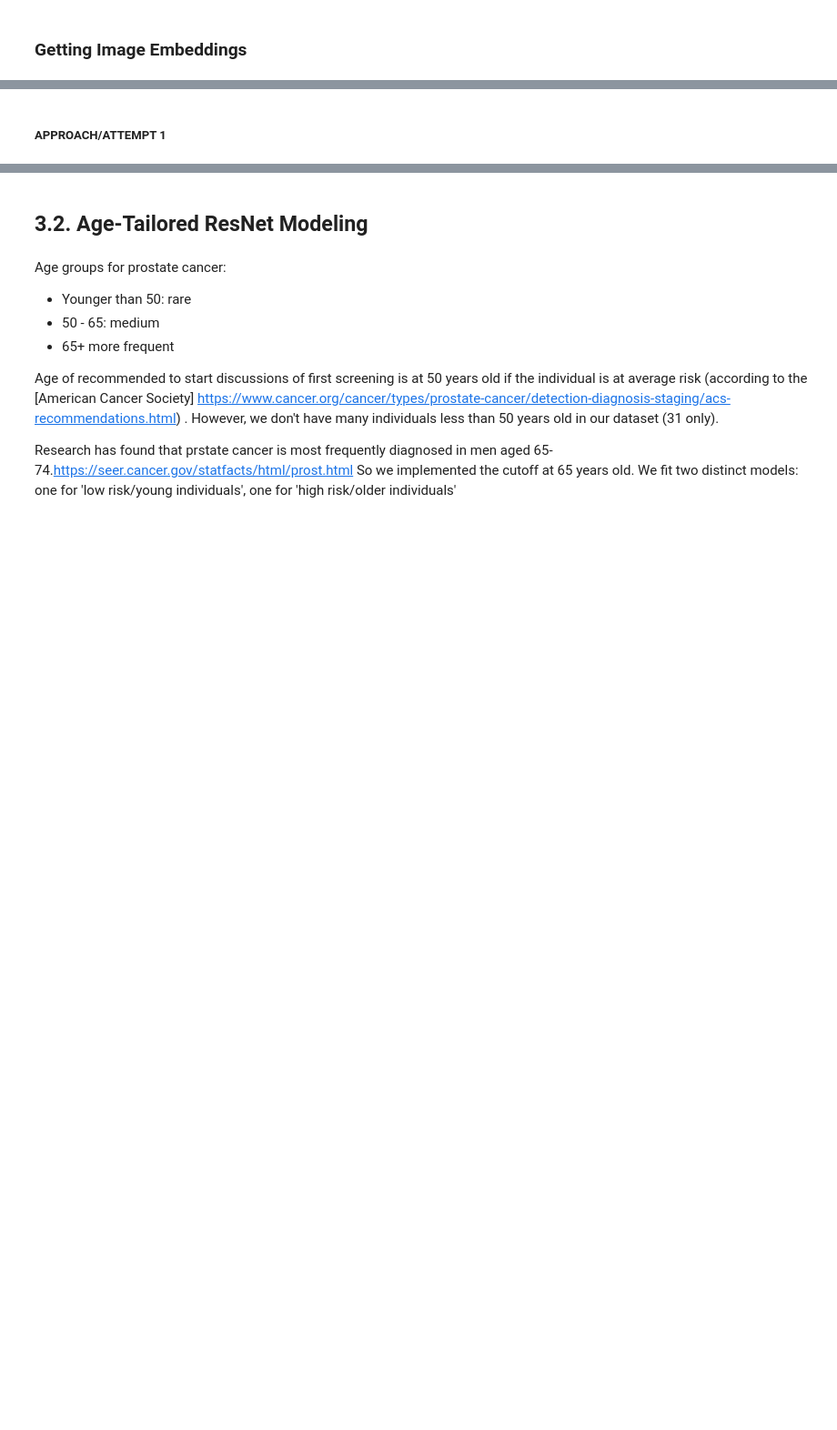
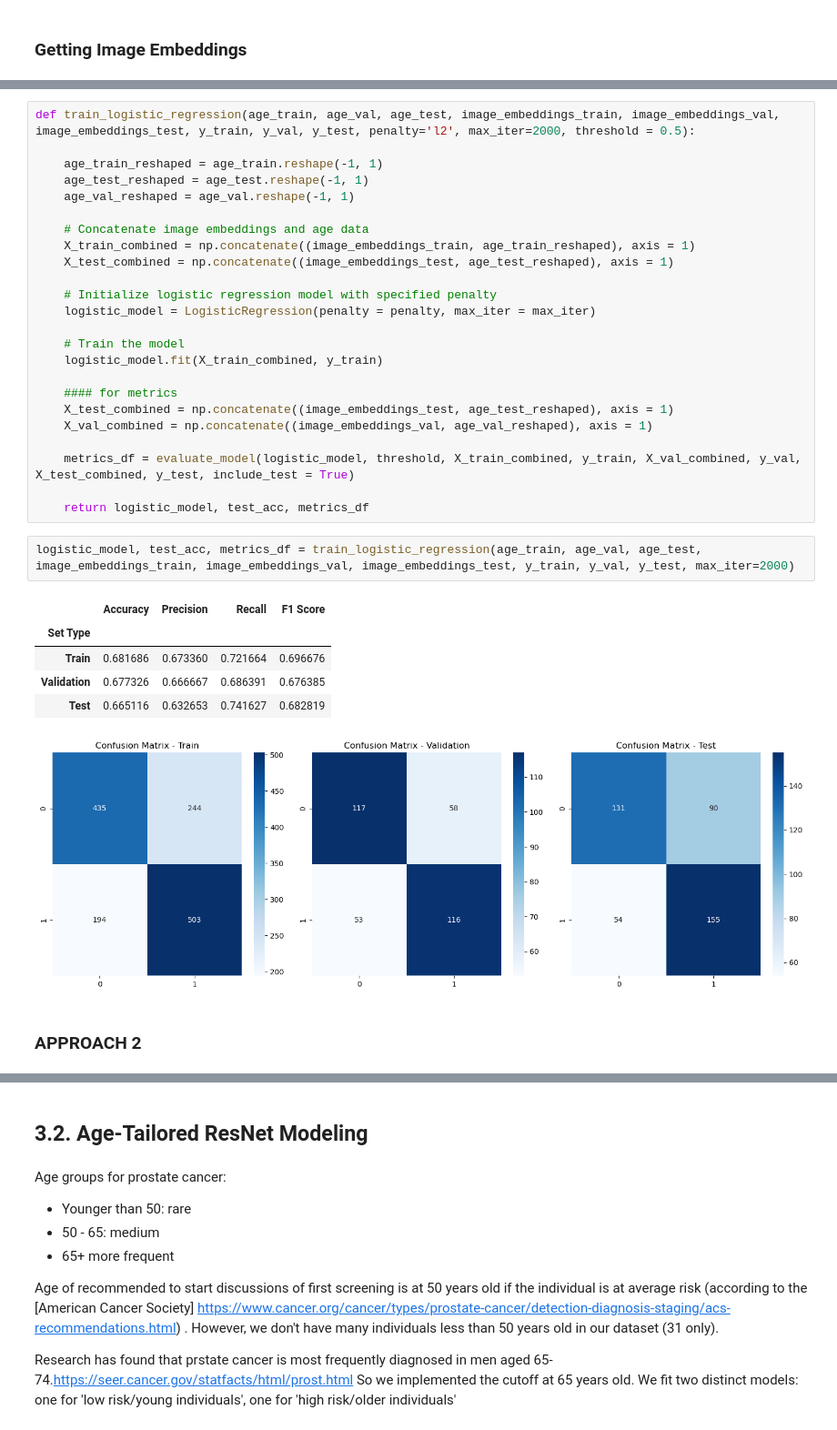
Before and after one commit to Kimberly97llp/cvproject, a Jupyter notebook: modeling.ipynb, the cells around one changed output, grey strips where cells are left out. Shown at 91% size. Drawn from its saved outputs; the diff is of its cells as text; blank space fills up the shorter version.

Commit message:
Enhancing lr model and addressing overfitting for hybrid embedding fusion approach

```diff
--- a/modeling.ipynb
+++ b/modeling.ipynb
@@ -659,2 +700,35 @@ age_test = scaler.transform(age_test.reshape(-1, 1))
+# %%
+def train_logistic_regression(age_train, age_val, age_test, image_embeddings_train, image_embeddings_val, image_embeddings_test, y_train, y_val, y_test, penalty='l2', max_iter=2000, threshold = 0.5):
+
+    age_train_reshaped = age_train.reshape(-1, 1)
+    age_test_reshaped = age_test.reshape(-1, 1)
+    age_val_reshaped = age_val.reshape(-1, 1)
+
+    # Concatenate image embeddings and age data
+    X_train_combined = np.concatenate((image_embeddings_train, age_train_reshaped), axis = 1)
+    X_test_combined = np.concatenate((image_embeddings_test, age_test_reshaped), axis = 1)
+
+    # Initialize logistic regression model with specified penalty
+    logistic_model = LogisticRegression(penalty = penalty, max_iter = max_iter)
+
+    # Train the model
+    logistic_model.fit(X_train_combined, y_train)
+
+    #### for metrics
+    X_test_combined = np.concatenate((image_embeddings_test, age_test_reshaped), axis = 1)
+    X_val_combined = np.concatenate((image_embeddings_val, age_val_reshaped), axis = 1)
+
+    metrics_df = evaluate_model(logistic_model, threshold, X_train_combined, y_train, X_val_combined, y_val, X_test_combined, y_test, include_test = True)
+
+    return logistic_model, test_acc, metrics_df
+# %%
+logistic_model, test_acc, metrics_df = train_logistic_regression(age_train, age_val, age_test, image_embeddings_train, image_embeddings_val, image_embeddings_test, y_train, y_val, y_test, max_iter=2000)
+# %% [output]
+|  | Accuracy | Precision | Recall | F1 Score |
+| Set Type |  |  |  |  |
+| Train | 0.681686 | 0.673360 | 0.721664 | 0.696676 |
+| Validation | 0.677326 | 0.666667 | 0.686391 | 0.676385 |
+| Test | 0.665116 | 0.632653 | 0.741627 | 0.682819 |
+[figure, added]
 # %% [markdown]
-##### APPROACH/ATTEMPT 1
+### APPROACH 2
```
Also changed, not shown: parts of 12 cells of this notebook.
